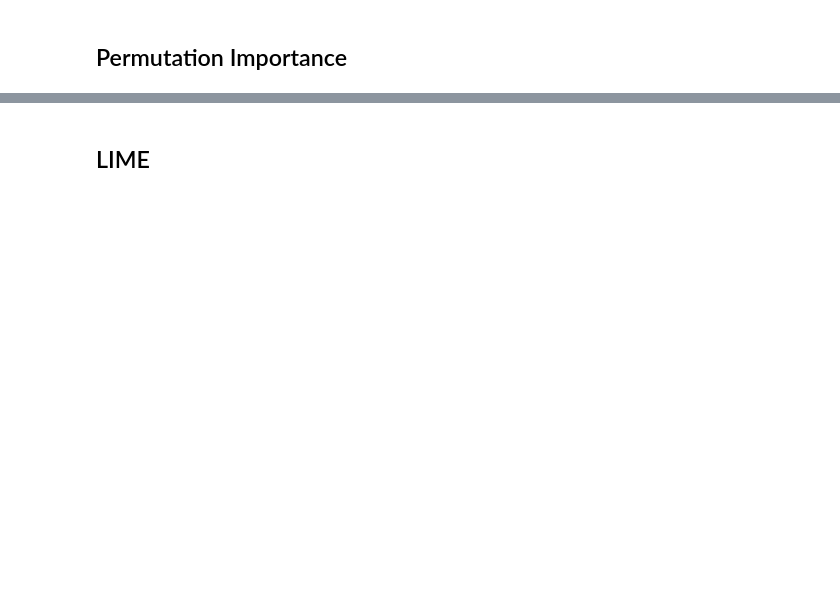
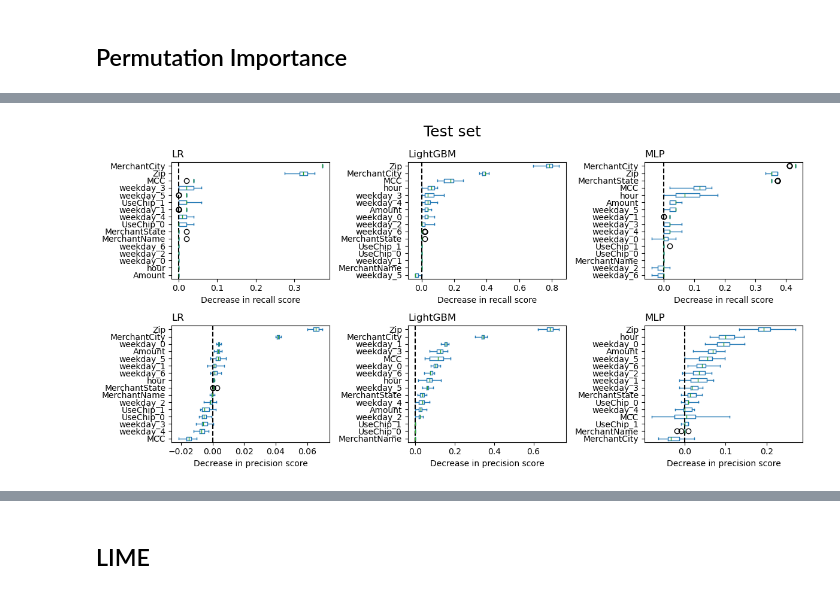
Before and after one commit to elohimfr/algo_assurance, a Jupyter notebook: MRM_fraud.ipynb, the cells around one changed output, grey strips where cells are left out. Drawn from its saved outputs; the diff is of its cells as text; code cells hidden in the pictures; blank space fills up the shorter version.

```diff
--- a/MRM_fraud.ipynb
+++ b/MRM_fraud.ipynb
@@ -677,2 +703,12 @@ plt.show()
 # %% [markdown]
 ## Permutation Importance
+# %%
+%%time
+perm_imp={}
+scoring = ['recall', 'precision']
+for m in ['lr', 'lgbm', 'mlp']:
+    perm_imp[m] = permutation_importance(model_dict[m], X_test, y_test,
+                                         scoring=scoring,
+                                         n_repeats=30,
+                                         max_samples=1.0,
+                                         random_state=1)
@@ -678,0 +718,10 @@ plt.show()
+# %%
+%%time
+perm_imp_train={}
+scoring = ['recall', 'precision']
+for m in ['lr', 'lgbm', 'mlp']:
+    perm_imp_train[m] = permutation_importance(model_dict[m], X_train, y_train,
+                                                 scoring=scoring,
+                                                 n_repeats=30,
+                                                 max_samples=1.0,
+                                                 random_state=1)
@@ -678,0 +731,25 @@ plt.show()
+# %%
+def plot_perm_imp(perm_imp, ax=None, model_name=None):
+
+    sorted_importances_idx = perm_imp.importances_mean.argsort()
+    importances = pd.DataFrame(
+        perm_imp.importances[sorted_importances_idx].T,
+        columns=X_test.columns[sorted_importances_idx],
+    )
+    importances.plot.box(vert=False, whis=10, ax=ax)
+    ax.axvline(x=0, color="k", linestyle="--")
+# %%
+fig, ax = plt.subplots(len(scoring), len(perm_imp.keys()), figsize=(12, 6))
+
+for j, m in enumerate(['lr', 'lgbm', 'mlp']):
+    for i, metric in enumerate(scoring):
+        plot_perm_imp(perm_imp[m][metric], model_name=model_name[m], ax=ax[i, j])
+        ax[i,j].set_title(model_name[m], loc='left')
+        ax[i,j].set_xlabel('Decrease in '+metric+' score')
+        # ax[i,j].figure.tight_layout()
+fig.suptitle('Test set', y=0.98, fontsize=18)
+plt.tight_layout()
+plt.savefig(fig_folder+'permutation_importance_test.png', dpi=300, bbox_inches='tight')
+plt.show()
+# %% [output]
+[figure, added]
```
Also changed, not shown: parts of 37 cells of this notebook.
